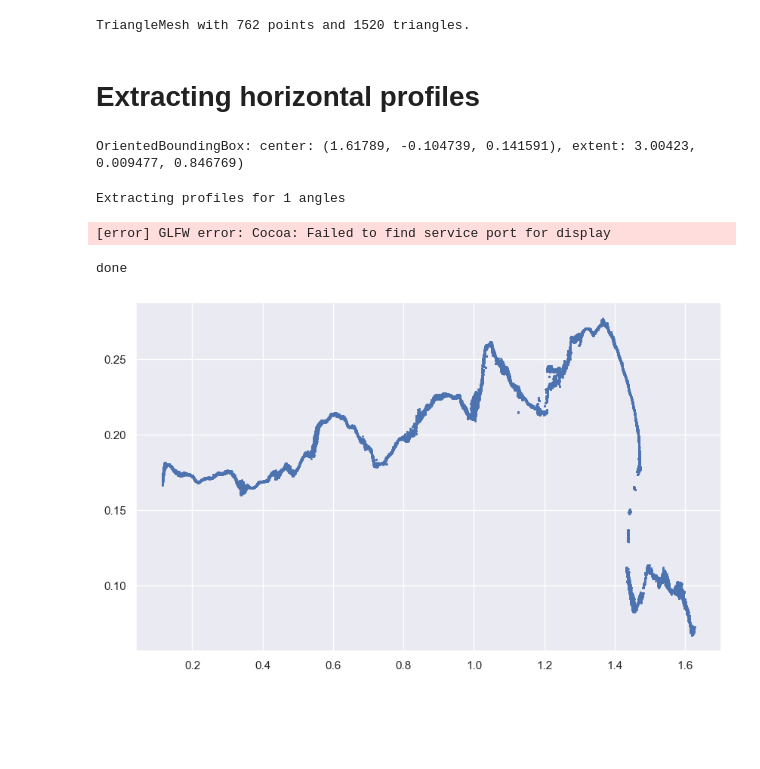
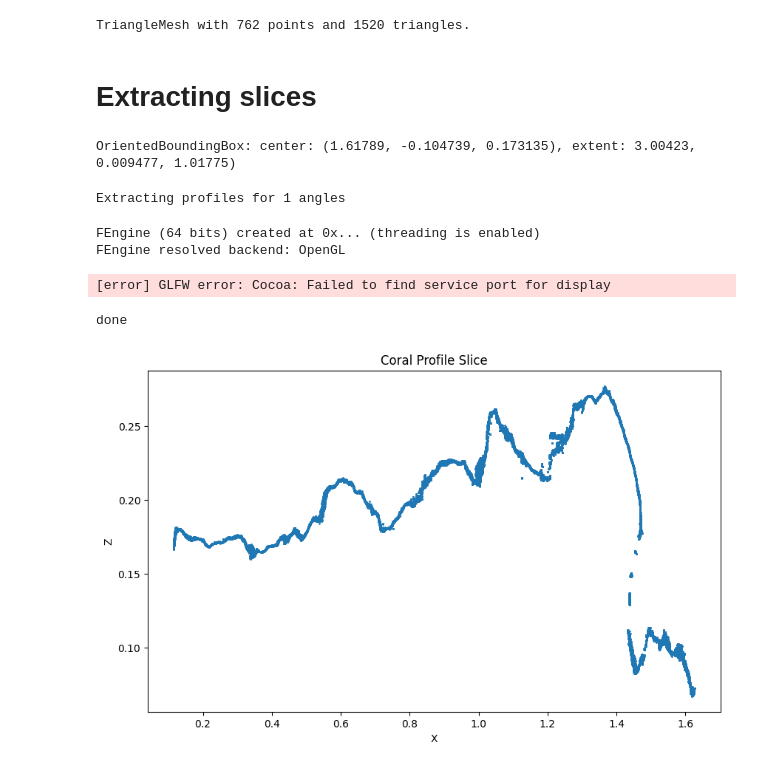
Before and after one commit to RohanGautam/coral_slice_extraction, a Jupyter notebook: coral_slice.ipynb, the cells around one changed output. Saved outputs shown, nothing was run; the diff lists cells and outputs as text; code cells hidden in the pictures; blank space fills up the shorter version.

Commit message:
clean up slice code

```diff
--- a/coral_slice.ipynb
+++ b/coral_slice.ipynb
@@ -42,7 +43,7 @@ def get_dimensions(point_cloud: o3d.geometry.PointCloud) -> Tuple[int, int, int]
 
     return (w, l, h)
 # %% [markdown]
-# Extracting horizontal profiles
+# Extracting slices
 # %%
 def get_point_theta(x, y, hyp=1, theta_rad=100):
     """given a point, this function calulates the point at an angle `theta`(in radians) and a distance `hyp` away from the point.
@@ -53,13 +54,10 @@ def get_point_theta(x, y, hyp=1, theta_rad=100):
     return (x_n, y_n)
 # %%
 w, l, h = get_dimensions(point_cloud)
-# xc,yc,zc = point_cloud.get_center()
-# xc,yc,zc = [-0.067755, -0.390165, 0.185]
-xc, yc, zc = [0.115773, -0.109477, 0.173592]
+xc, yc, zc = center
 
 
 # make slice from which we sample the points
-
 bb = point_cloud.get_axis_aligned_bounding_box()
 z_min, z_max = bb.min_bound[-1], bb.max_bound[-1]
 
@@ -80,9 +78,8 @@ bb_slice = o3d.geometry.OrientedBoundingBox.create_from_axis_aligned_bounding_bo
 bb_slice.color = (1, 0, 0)
 
 print(bb_slice)
-# o3d.visualization.draw([point_cloud, bb, bb_slice])
 # %% [output]
-OrientedBoundingBox: center: (1.61789, -0.104739, 0.141591), extent: 3.00423, 0.009477, 0.846769)
+OrientedBoundingBox: center: (1.61789, -0.104739, 0.173135), extent: 3.00423, 0.009477, 1.01775)
 # %%
 slice_data = []
 # angles_degree = np.arange(0,360,10)
@@ -96,19 +93,27 @@ for theta in tqdm(np.deg2rad(angles_degree)):
     slice = cloud_copy.select_by_index(
         bb_slice.get_point_indices_within_bounding_box(cloud_copy.points)
     )
-    pd.DataFrame(np.asarray(slice.points), columns=["x", "y", "z"])
+    df = pd.DataFrame(np.asarray(slice.points), columns=["x", "y", "z"])
+    slice_data.append(df)
+    # opens a new window
     o3d.visualization.draw([cloud_copy, bb_slice])
 print("done")
 # %% [output]
 Extracting profiles for 1 angles
-[error] GLFW error: Cocoa: Failed to find service port for display
+FEngine (64 bits) created at 0x... (threading is enabled)
+FEngine resolved backend: OpenGL
-done
+[error] GLFW error: Cocoa: Failed to find service port for display
+done
 # %%
 s = slice_data[0]
-df = s.points_df.sort_values(by=["x"])
+df = s.sort_values(by=["x"])
 plt.rcParams["figure.figsize"] = (10, 6)  # width, height
 f = plt.scatter(df["x"], df["z"], s=1)
+plt.xlabel("X")
+plt.ylabel("Z")
+plt.title("Coral Profile Slice")
+plt.show()
 # %% [output]
-[figure, old version]
+[figure, new version]
 # %%
 df.to_csv("out/PARA-F1_sliceB7.csv", index=False)  # Removes the index column
```
Also changed, not shown: parts of 1 cell of this notebook.
